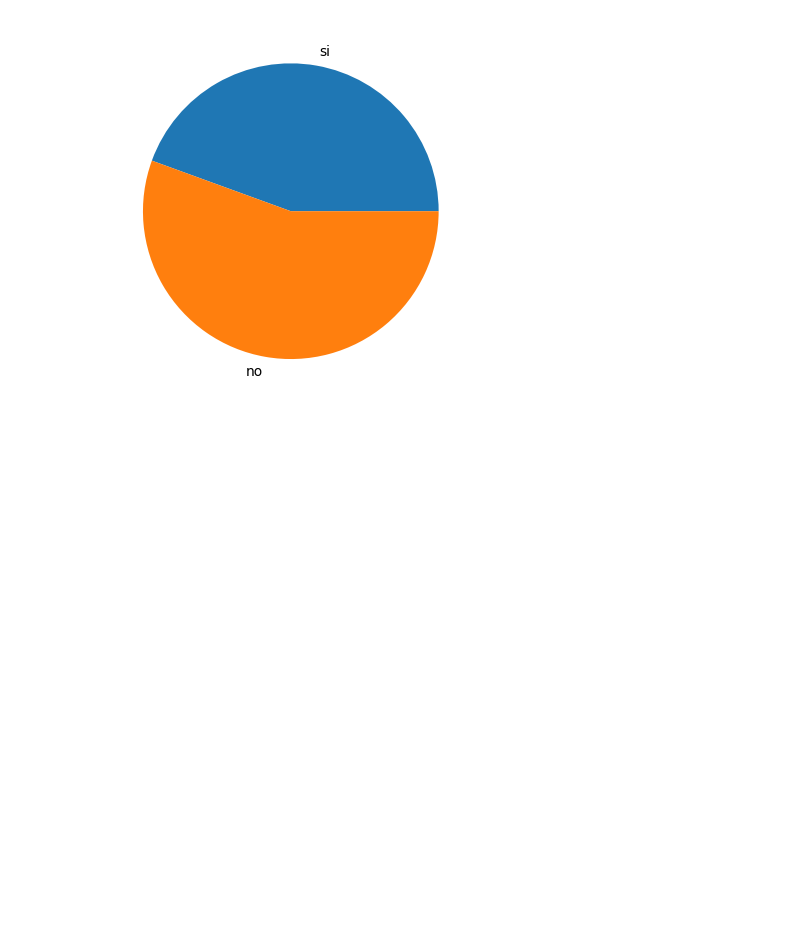
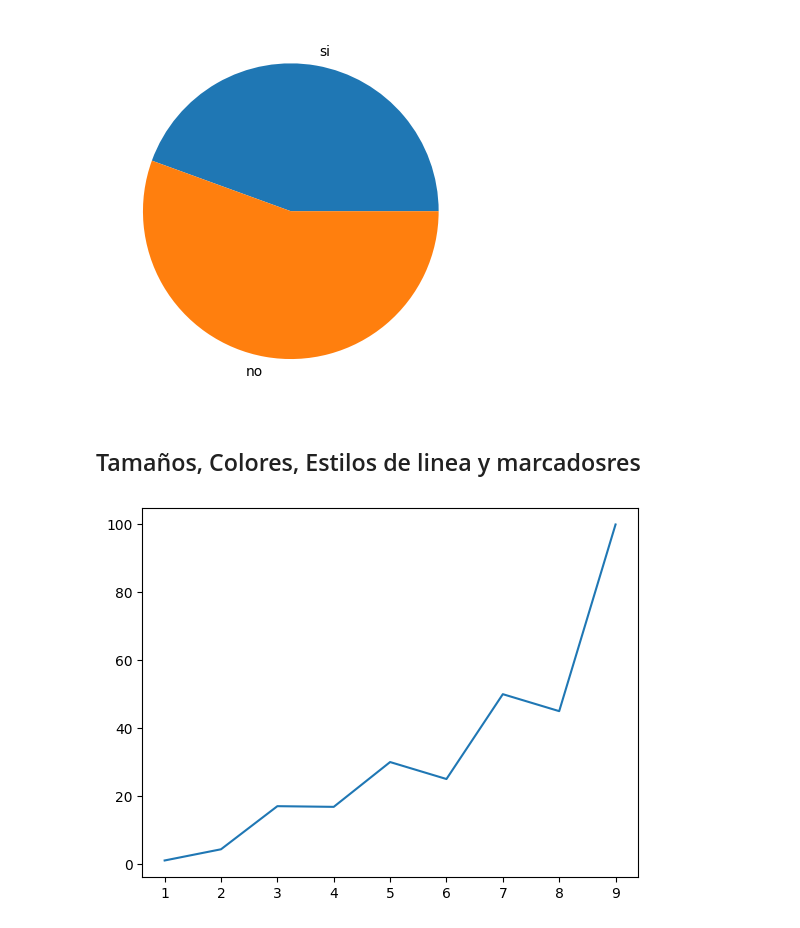
Before and after one commit to CamiloAOsorno333/PythonYa, a Jupyter notebook: AnalisisDatos/pyplot.ipynb, the cells around one changed output. Cells and saved outputs as stored; diff of their text form; code cells hidden in the pictures; blank space fills up the shorter version.

```diff
--- a/AnalisisDatos/pyplot.ipynb
+++ b/AnalisisDatos/pyplot.ipynb
@@ -114,3 +114,13 @@ plt.pie(resultados,labels=opciones)
 plt.show()
 # %% [output]
 [figure]
+# %% [markdown]
+## Tamaños, Colores, Estilos de linea y marcadosres
+# %%
+y=np.array([1,4.3,17,16.8,30,25,50,45,100])
+x=np.array([1,2,3,4,5,6,7,8,9])
+# %%
+plt.plot(x,y)
+plt.show()
+# %% [output]
+[figure, added]
```
Also changed, not shown: parts of 40 cells of this notebook, 1 other file.
